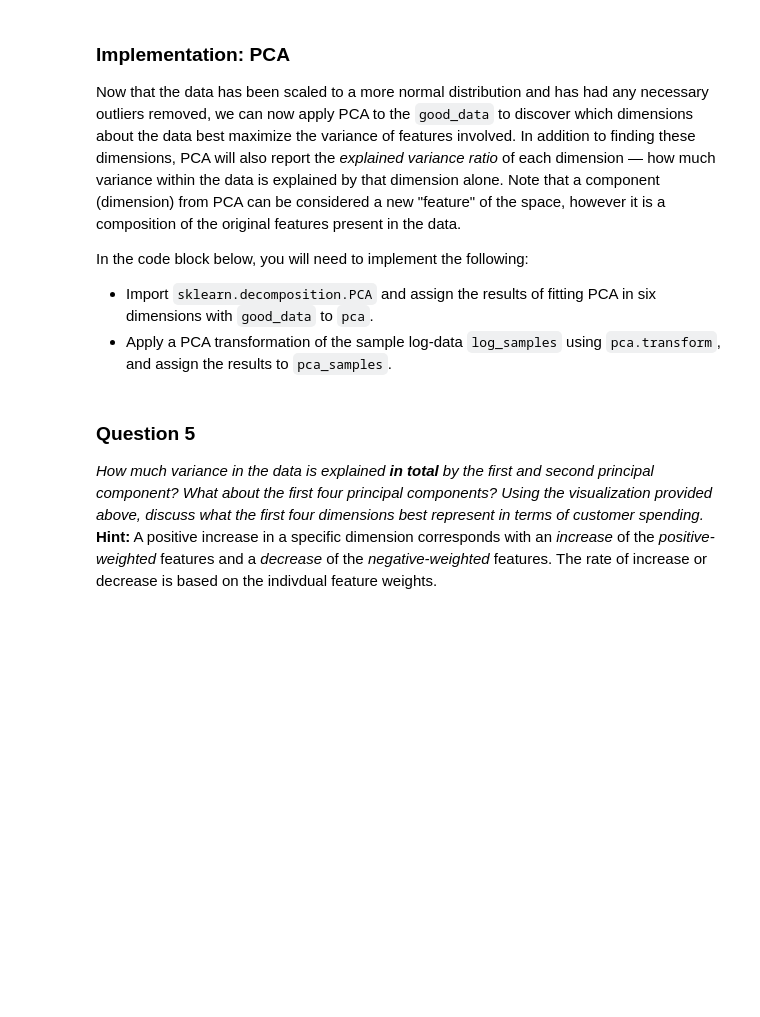
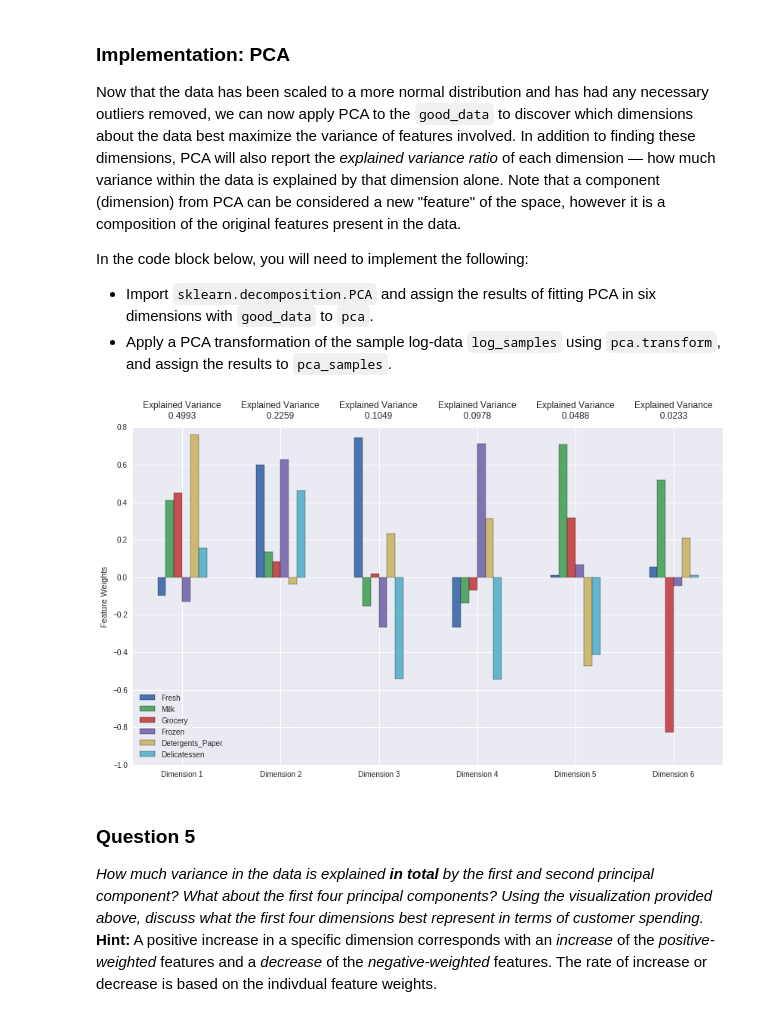
Before and after one commit to afcarl/Udacity-MLND-Project3, a Jupyter notebook: customer_segments.ipynb, the cells around one changed output. Saved outputs shown, nothing was run; the diff lists cells and outputs as text; code cells hidden in the pictures; blank space fills up the shorter version.

```diff
--- a/customer_segments.ipynb
+++ b/customer_segments.ipynb
@@ -468,14 +467,18 @@ In the code block below, you will need to implement the following:
  - Import `sklearn.decomposition.PCA` and assign the results of fitting PCA in six dimensions with `good_data` to `pca`.
  - Apply a PCA transformation of the sample log-data `log_samples` using `pca.transform`, and assign the results to `pca_samples`.
 # %%
+from sklearn.decomposition import PCA
+
 # TODO: Apply PCA by fitting the good data with the same number of dimensions as features
-pca = None
-
+pca = PCA(n_components=6)
+pca.fit(good_data)
 # TODO: Transform the sample log-data using the PCA fit above
-pca_samples = None
+pca_samples = pca.transform(samples)
 
 # Generate PCA results plot
 pca_results = rs.pca_results(good_data, pca)
+# %% [output]
+[figure, added]
 # %% [markdown]
 ### Question 5
 *How much variance in the data is explained* ***in total*** *by the first and second principal component? What about the first four principal components? Using the visualization provided above, discuss what the first four dimensions best represent in terms of customer spending.*
```
Also changed, not shown: parts of 3 cells of this notebook.
